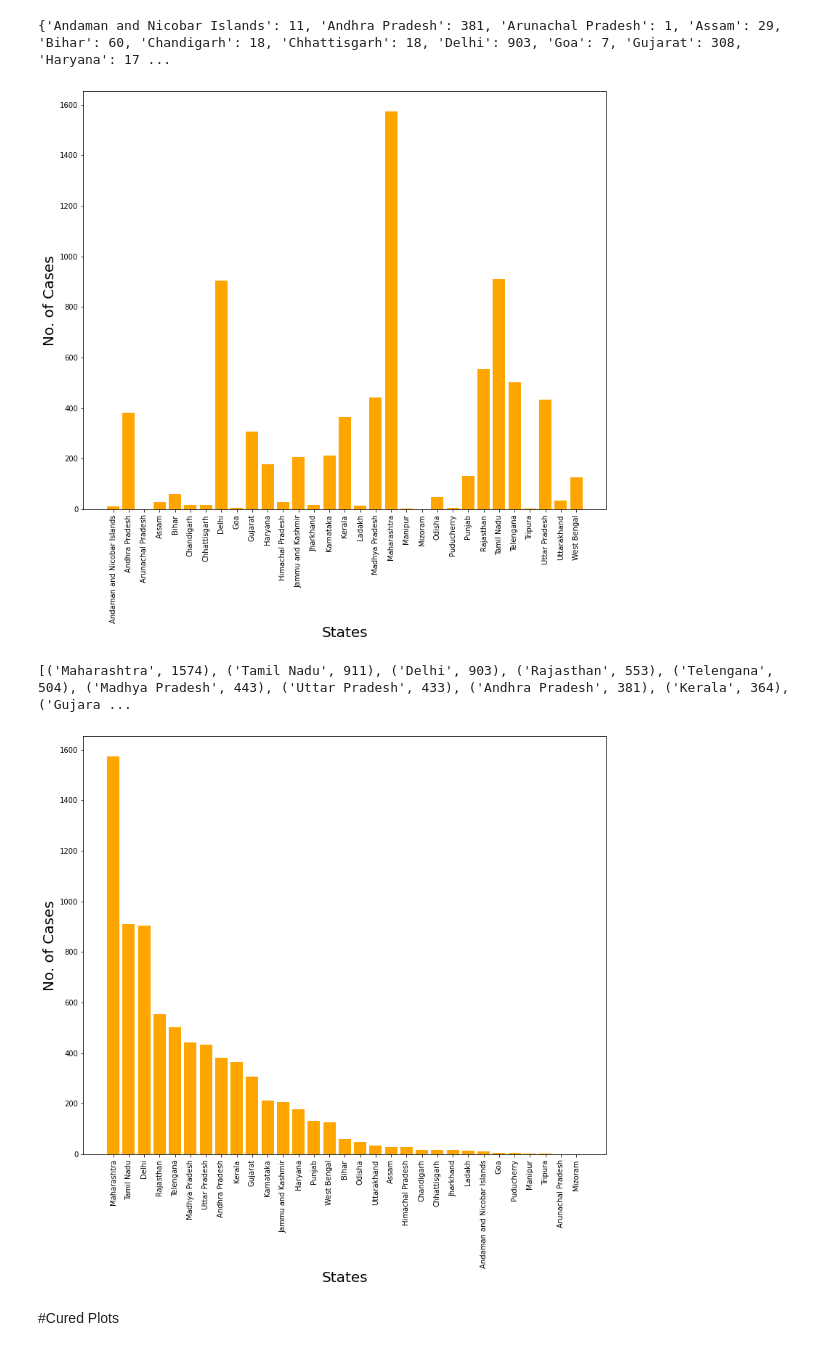
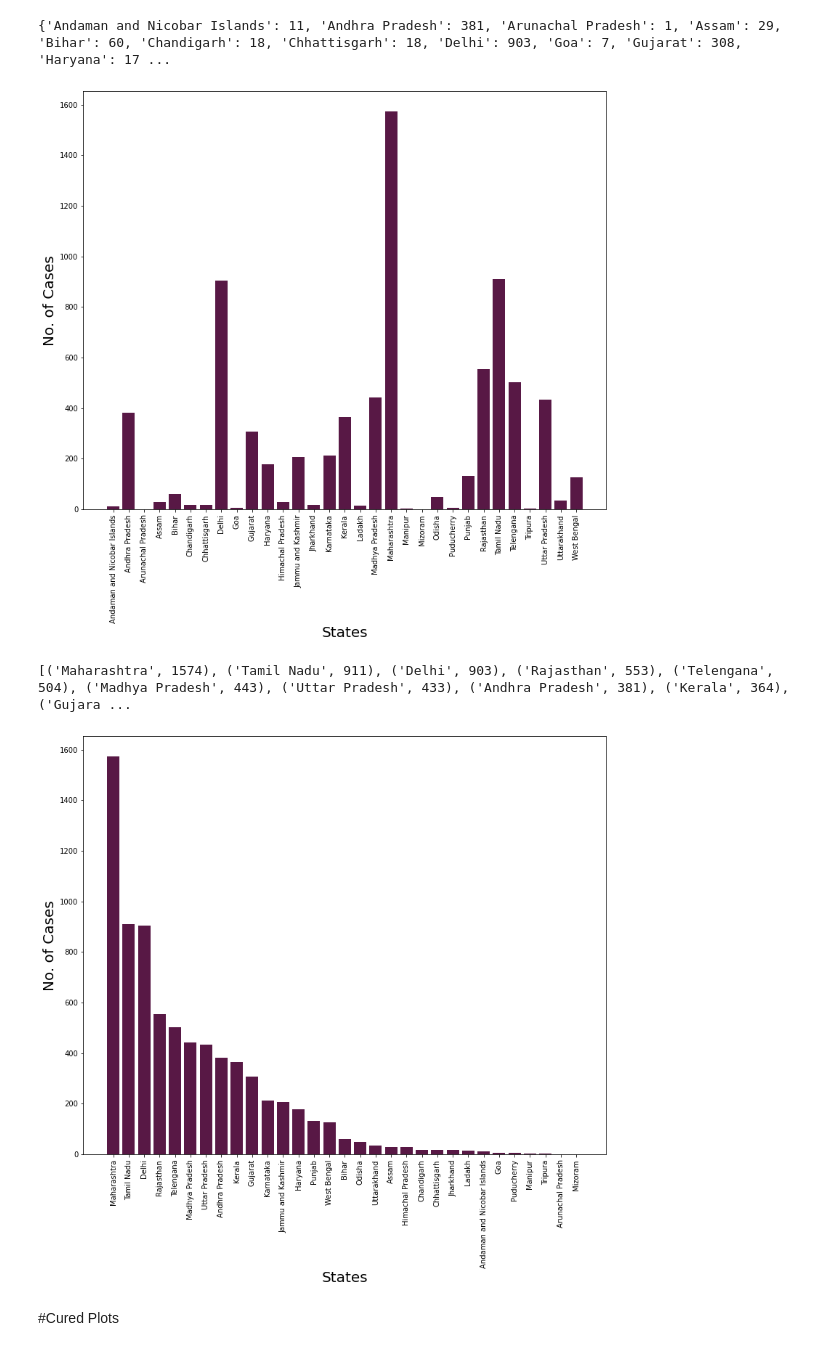
Before and after one commit to ShrayankM/Covid-19-India-Analysis, a Jupyter notebook: Covid_19_India_2.ipynb, the cells around one changed output. Cells and saved outputs as stored; diff of their text form; code cells hidden in the pictures.

```diff
--- a/Covid_19_India_2.ipynb
+++ b/Covid_19_India_2.ipynb
@@ -43,14 +43,14 @@ fig = plt.figure()
 ax = fig.add_axes([0,0,1,1])
 states = states_cases.keys()
 cases = states_cases.values()
-ax.bar(states,cases,color='orange')
+ax.bar(states,cases,color='#581845')
 plt.xlabel('States', fontsize=20)
 plt.ylabel('No. of Cases', fontsize=20)
 plt.xticks(rotation=90)
 plt.gcf().set_size_inches([10,8])
 plt.show()
 # %% [output]
-[figure, old version]
+[figure, new version]
 # %%
 states_case_copy = states_cases.copy()
 sorted_cases = sorted(states_case_copy.items(),key = lambda item:item[1],reverse=True)
@@ -67,16 +67,16 @@ for item in sorted_cases:
 # %%
 fig = plt.figure()
 ax = fig.add_axes([0,0,1,1])
 states = states_list
 cases = case_list
-ax.bar(states,cases,color='orange')
+ax.bar(states,cases,color='#581845')
 plt.xlabel('States', fontsize=20)
 plt.ylabel('No. of Cases', fontsize=20)
 plt.xticks(rotation=90)
 plt.gcf().set_size_inches([10,8])
 plt.show()
 # %% [output]
-[figure, old version]
+[figure, new version]
 # %% [markdown]
 #Cured Plots
 # %%
```
Also changed, not shown: parts of 25 cells of this notebook.
